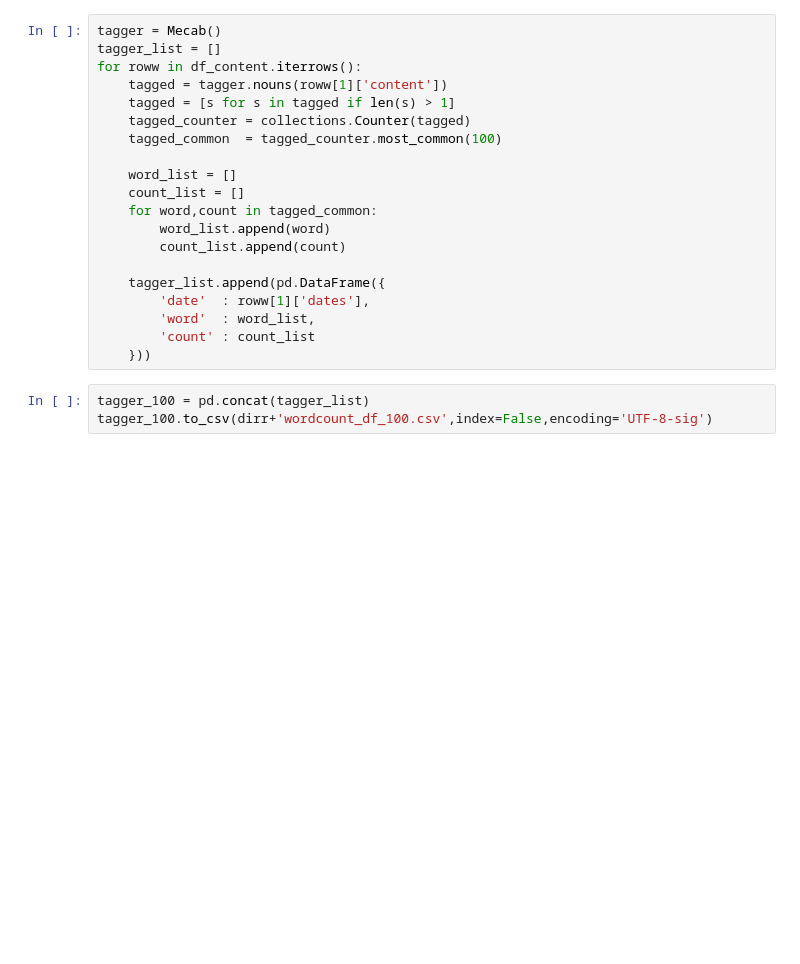
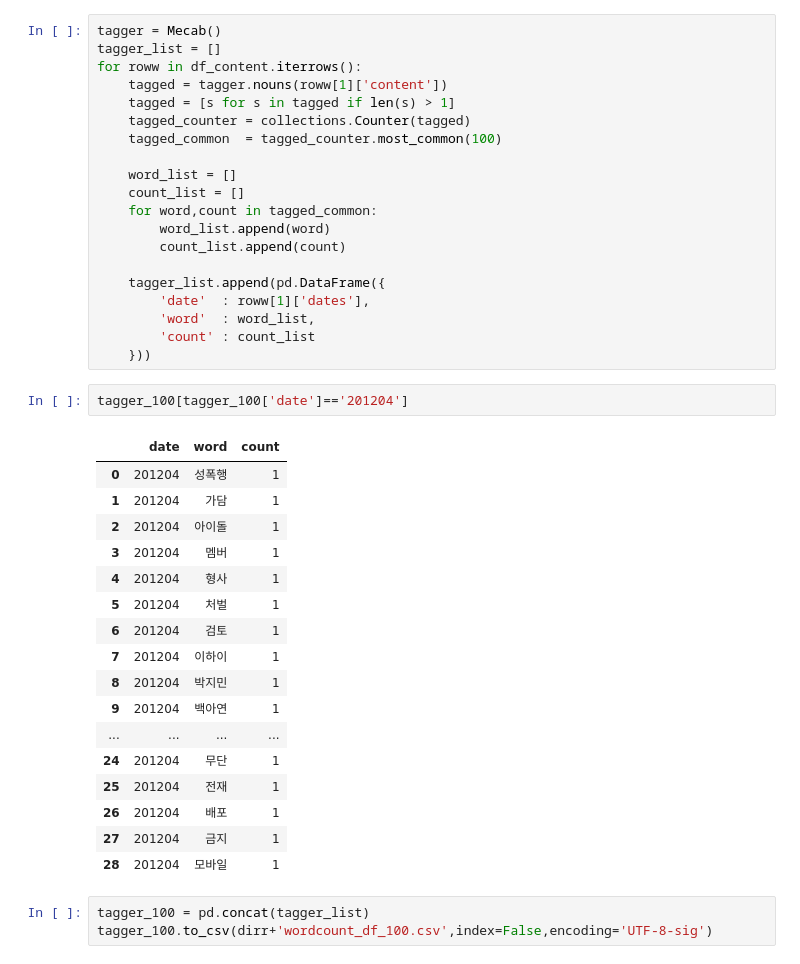
Before and after one commit to seunghunii/crawler_project, a Jupyter notebook: main/estate_news/word_counter.ipynb, the cells around one changed output. Saved outputs shown, nothing was run; the diff lists cells and outputs as text; blank space fills up the shorter version.

```diff
--- a/main/estate_news/word_counter.ipynb
+++ b/main/estate_news/word_counter.ipynb
@@ -82,6 +94,26 @@ for roww in df_content.iterrows():
         'word'  : word_list,
         'count' : count_list
     }))
+# %%
+tagger_100[tagger_100['date']=='201204']
+# %% [output]
+|  | date | word | count |
+| 0 | 201204 | 성폭행 | 1 |
+| 1 | 201204 | 가담 | 1 |
+| 2 | 201204 | 아이돌 | 1 |
+| 3 | 201204 | 멤버 | 1 |
+| 4 | 201204 | 형사 | 1 |
+| 5 | 201204 | 처벌 | 1 |
+| 6 | 201204 | 검토 | 1 |
+| 7 | 201204 | 이하이 | 1 |
+| 8 | 201204 | 박지민 | 1 |
+| 9 | 201204 | 백아연 | 1 |
+| ... | ... | ... | ... |
+| 24 | 201204 | 무단 | 1 |
+| 25 | 201204 | 전재 | 1 |
+| 26 | 201204 | 배포 | 1 |
+| 27 | 201204 | 금지 | 1 |
+| 28 | 201204 | 모바일 | 1 |
 # %%
 tagger_100 = pd.concat(tagger_list)
 tagger_100.to_csv(dirr+'wordcount_df_100.csv',index=False,encoding='UTF-8-sig')
```
Also changed, not shown: parts of 7 cells of this notebook, 4 other files.
